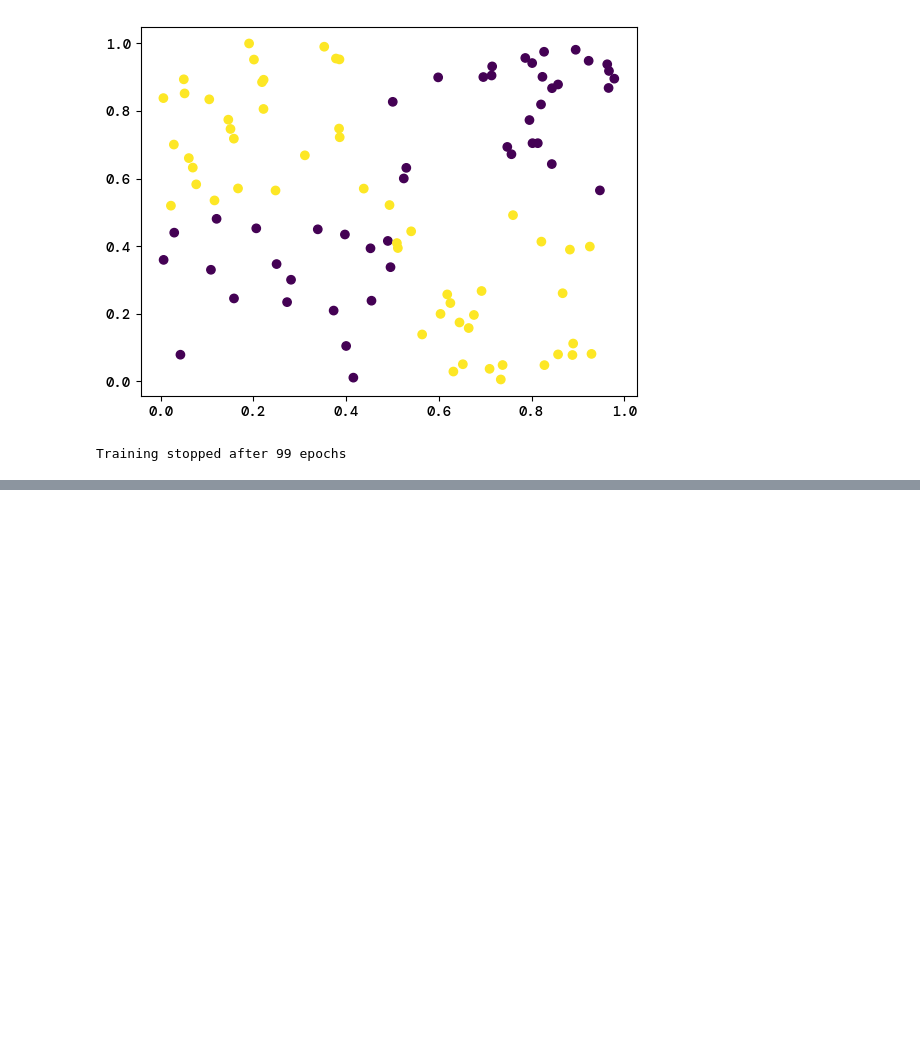
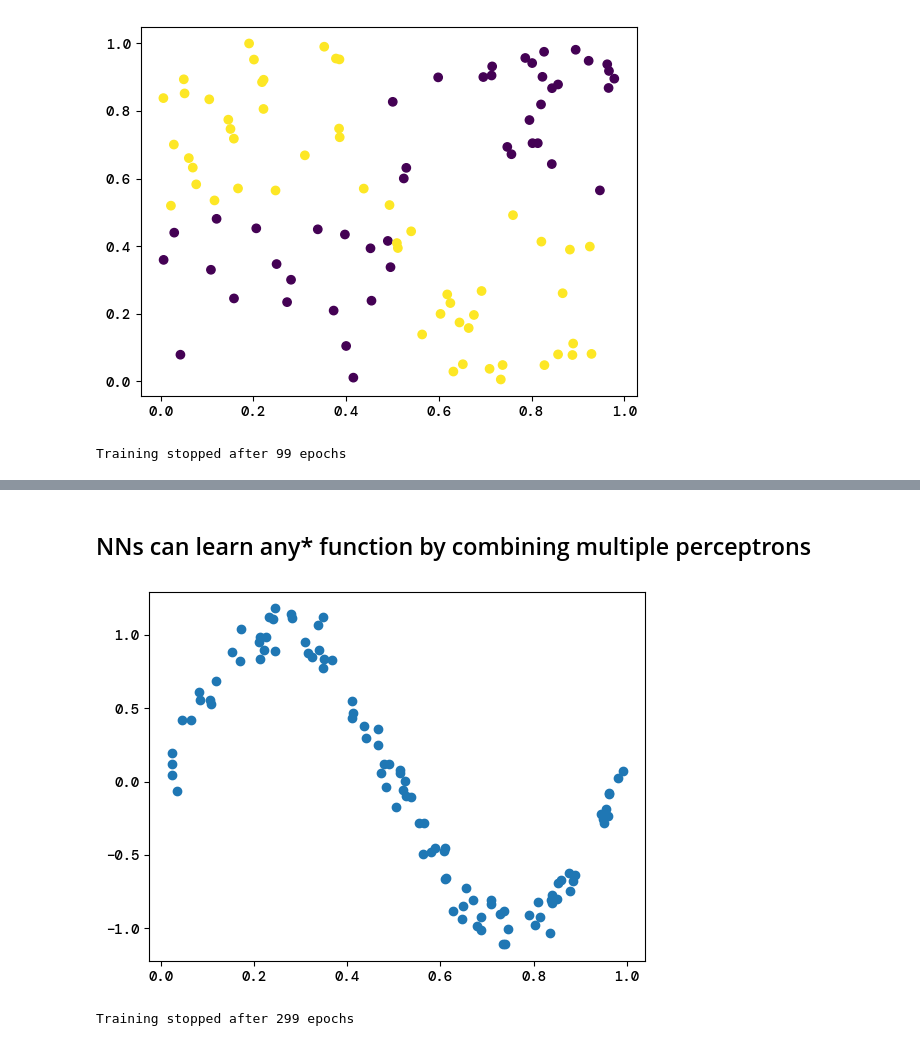
Before and after one commit to bragewiseth/MachineLearningProjects, a Jupyter notebook: project2/src/universalFuncitonApproximation.ipynb, the cells around one changed output, grey strips where cells are left out. Saved outputs shown, nothing was run; the diff lists cells and outputs as text; code cells hidden in the pictures; blank space fills up the shorter version.

```diff
--- a/project2/src/universalFuncitonApproximation.ipynb
+++ b/project2/src/universalFuncitonApproximation.ipynb
@@ -160,0 +118,27 @@ AttributeError: module 'jax.numpy' has no attribute 'random'
+# %% [markdown]
+## NNs can learn any* function by combining multiple perceptrons
+# %%
+x = np.linspace(0,1,100)
+def f(x):
+    # return -20*(0.5-x)**2
+    return np.sin(2*np.pi*x)
+
+
+
+
+
+x = jax.random.uniform(key,(100,1))
+key, subkey = jax.random.split(key)
+t = f(x) + jax.random.normal(subkey,(100,1))*0.1
+
+x.reshape(-1,1)
+t.reshape(-1,1)
+plt.scatter(x,t)
+plt.show()
+# %% [output]
+[figure, added]
+# %%
+model = ada.NN.Model([[4,sigmoid],[1,eye]], epochs=300, eta=0.1, optimizer="adam", loss=ada.MSE, metric=ada.MSE,alpha=0.0001)
+loss, params = model.fit(x, t )
+# %% [output]
+Training stopped after 299 epochs
```
Also changed, not shown: parts of 20 cells of this notebook, 14 other files.
